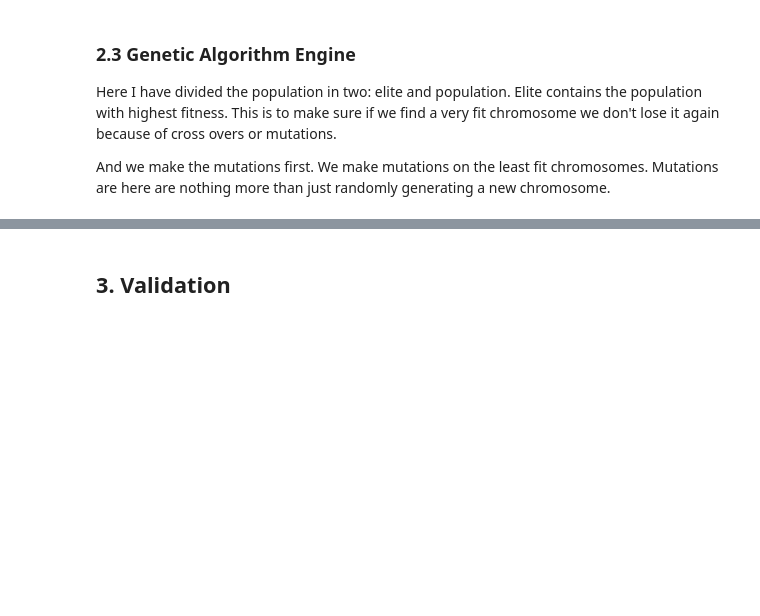
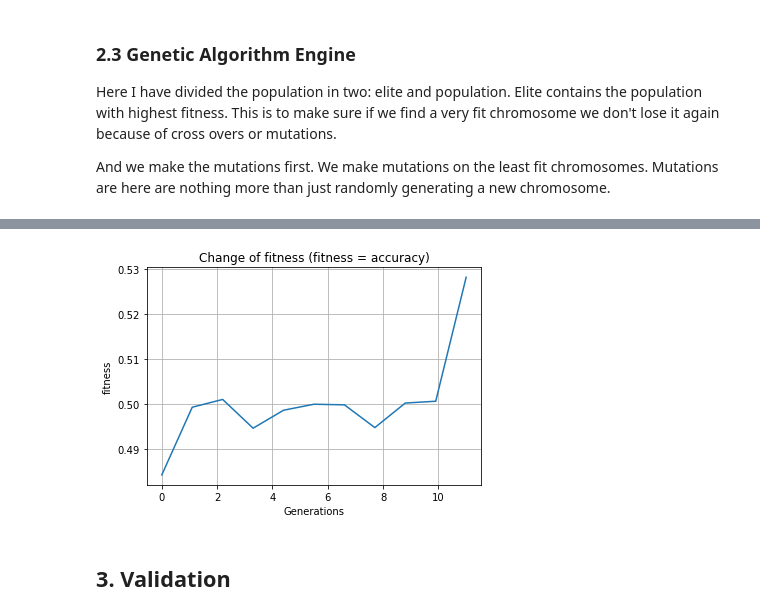
Before and after one commit to STProgrammer/GA-classification, a Jupyter notebook: GA-text-classification - pt-test.ipynb, the cells around one changed output, grey strips where cells are left out. Saved outputs shown, nothing was run; the diff lists cells and outputs as text; code cells hidden in the pictures; blank space fills up the shorter version.

```diff
--- a/GA-text-classification - pt-test.ipynb
+++ b/GA-text-classification - pt-test.ipynb
@@ -1030,7 +889,7 @@ plt.show()
 # Initialize classifier
 classifier = Classifier(idfs, vocab)
 # %%
-classifier.set_hidden_nodes(len(vocab), 8, 8, 8)
+classifier.set_hidden_nodes(len(vocab), 16, 8, 8)
 classifier.init_weights()
 cel_pre, output, acc_pre = classifier.predict_whole_set(X_valid, Y_valid)
 print(cel_pre)
@@ -1147,11 +976,11 @@ class Chromosome:
         import math
         classifier.set_weights(self.ws_1, self.ws_2, self.ws_3, self.ws_4)
         loss, _, acc = classifier.predict_whole_set(x, y, True)
-        self.fitness = 1 / loss #0 if loss <= 0 or loss == float('inf') else -math.log(1 / loss)
+        self.fitness = acc #0 if loss <= 0 or loss == float('inf') else -math.log(1 / loss)
 
     # produce a new offspring from 2 parents
     def crossover(self, other):
-        r = 5
+        r = 2
 
         min_mat_1 = np.minimum(self.ws_1, other.ws_1)
         max_mat_1 = np.maximum(self.ws_1, other.ws_1)
@@ -1302,7 +1131,7 @@ class GAEngine:
 
 
     def get_best_chromosome(self):
-        return self.elite[0]
+        return max(self.elite)
 
     # TRAINING ROUTINE
     def training_routine(self, init_population, nr_of_generations,
@@ -1338,6 +1169,17 @@ classifier = Classifier(idfs, vocab)
 classifier.set_hidden_nodes(len(vocab), 16, 8, 8)
 
 ga = GAEngine(classifier)
-gens = 10
-ch, cels = ga.training_routine(10, gens, 8, 3, 0.2, X_test, Y_test)
+
+init_population = 20
+nr_of_generations = 10
+nr_of_mutation = 10
+nr_of_elites = 10
+elite_crossover_rate = 0.
+
+ch, cels = ga.training_routine(init_population,
+                               nr_of_generations,
+                               nr_of_mutation,
+                               nr_of_elites,
+                               elite_crossover_rate,
+                               X_valid, Y_valid)
 cels
@@ -1347,16 +1202,18 @@ cels
 #     print("elite", ga.elite[i].fitness)
 # %%
 # Plotting increase of fitness in training
-x = np.linspace(0, gens+1, gens+1)
+x = np.linspace(0, len(cels), len(cels))
 fig, ax = plt.subplots(1, 1)
 ax.plot(x, cels, label='fitness')
 
 plt.xlabel("Generations")
 plt.ylabel("fitness")
-plt.title("Change of fitness (fitness = accuracy")
+plt.title("Change of fitness (fitness = accuracy)")
 
 plt.grid()
 plt.show()
+# %% [output]
+[figure, added]
 # %% [markdown]
 ## 3. Validation
 # %%
```
Also changed, not shown: parts of 44 cells of this notebook, 2 other files.
